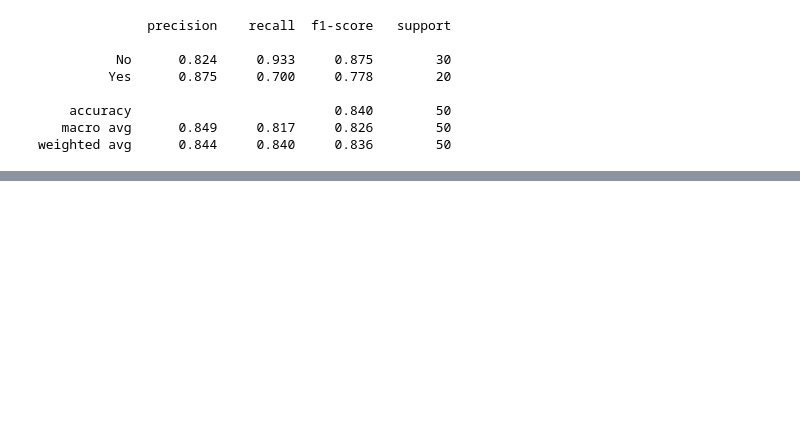
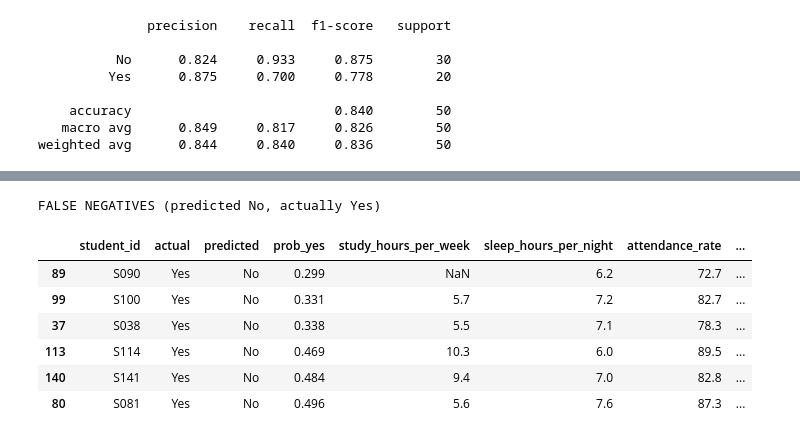
Before and after one commit to JGrade2005/CSE4095_2026, a Jupyter notebook: in_class_assignments/class8/CSE4095_Class8_Classification.ipynb, the cells around one changed output, grey strips where cells are left out. Drawn from its saved outputs; the diff is of its cells as text; code cells hidden in the pictures; blank space fills up the shorter version.

```diff
--- a/in_class_assignments/class8/CSE4095_Class8_Classification.ipynb
+++ b/in_class_assignments/class8/CSE4095_Class8_Classification.ipynb
@@ -63,6 +109,7 @@ NUMERIC_FEATURES = [
     "sleep_hours_per_night",
     "attendance_rate",
     "practice_problems_per_week",
+    "commute_minutes",
 ]
 CATEGORICAL_FEATURES = [
     "prior_programming_experience",
@@ -473,0 +656,11 @@ pd.Series(weights, index=model.classes_, name="class weight").round(3)
+# %%
+# Every mistake, with the student's features and real exam score for context.
+# exam_score is joined here only to inspect errors. The model never saw it.
+mistakes = (
+    predictions[~predictions["correct"]]
+    .join(X_test)
+    .join(df["exam_score"])
+    .sort_values("prob_yes")
+)
+mistakes["error_type"] = mistakes["predicted"].map({"Yes": "False positive", "No": "False negative"})
+print(mistakes["error_type"].value_counts().to_string())
@@ -473,0 +679,12 @@ pd.Series(weights, index=model.classes_, name="class weight").round(3)
+# %%
+print("FALSE NEGATIVES (predicted No, actually Yes)")
+mistakes[mistakes["error_type"] == "False negative"].drop(columns=["correct", "error_type"])
+# %% [output]
+FALSE NEGATIVES (predicted No, actually Yes)
+|  | student_id | actual | predicted | prob_yes | study_hours_per_week | sleep_hours_per_night | attendance_rate | ... |
+| 89 | S090 | Yes | No | 0.299 | NaN | 6.2 | 72.7 | ... |
+| 99 | S100 | Yes | No | 0.331 | 5.7 | 7.2 | 82.7 | ... |
+| 37 | S038 | Yes | No | 0.338 | 5.5 | 7.1 | 78.3 | ... |
+| 113 | S114 | Yes | No | 0.469 | 10.3 | 6.0 | 89.5 | ... |
+| 140 | S141 | Yes | No | 0.484 | 9.4 | 7.0 | 82.8 | ... |
+| 80 | S081 | Yes | No | 0.496 | 5.6 | 7.6 | 87.3 | ... |
```
Also changed, not shown: parts of 94 cells of this notebook, 2 other files.
